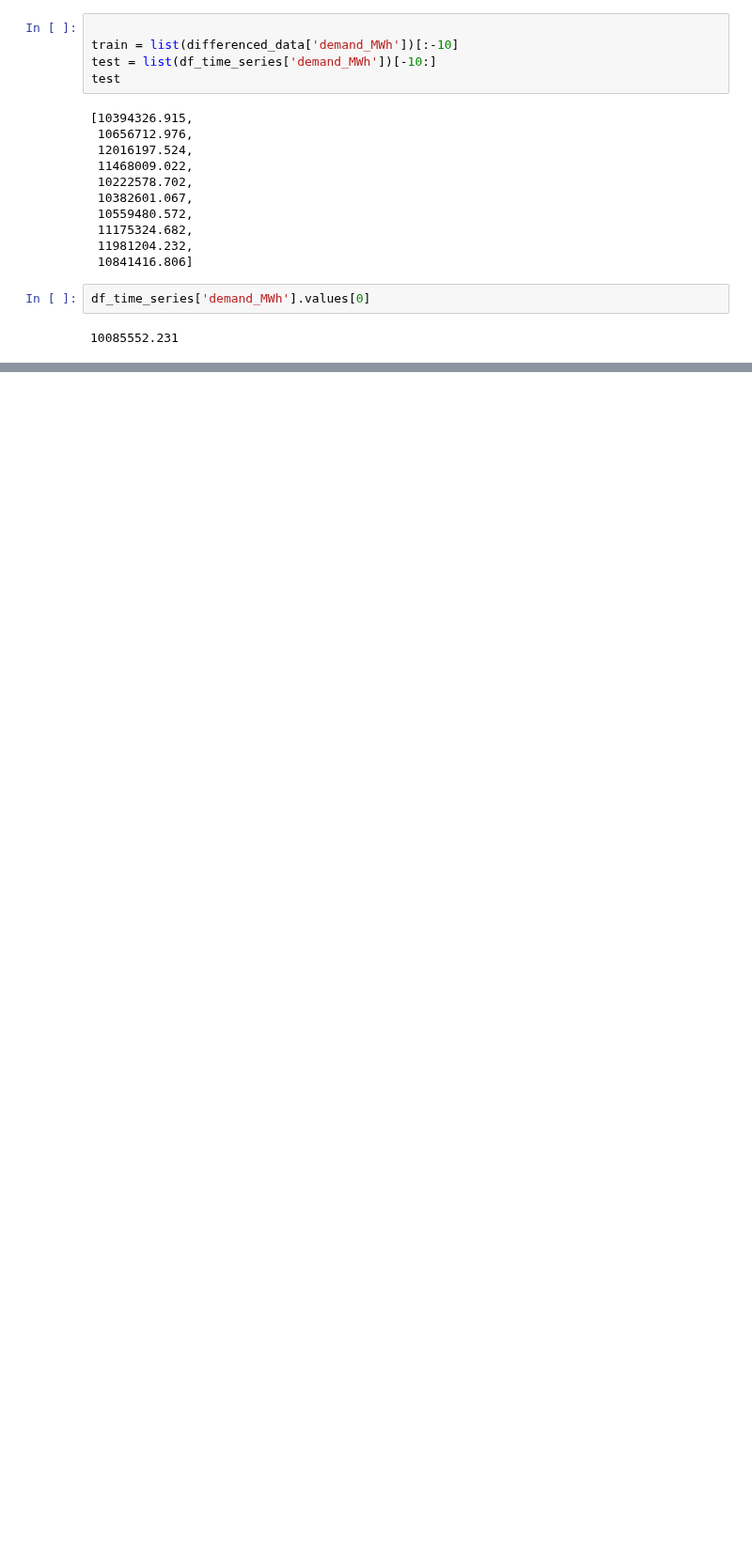
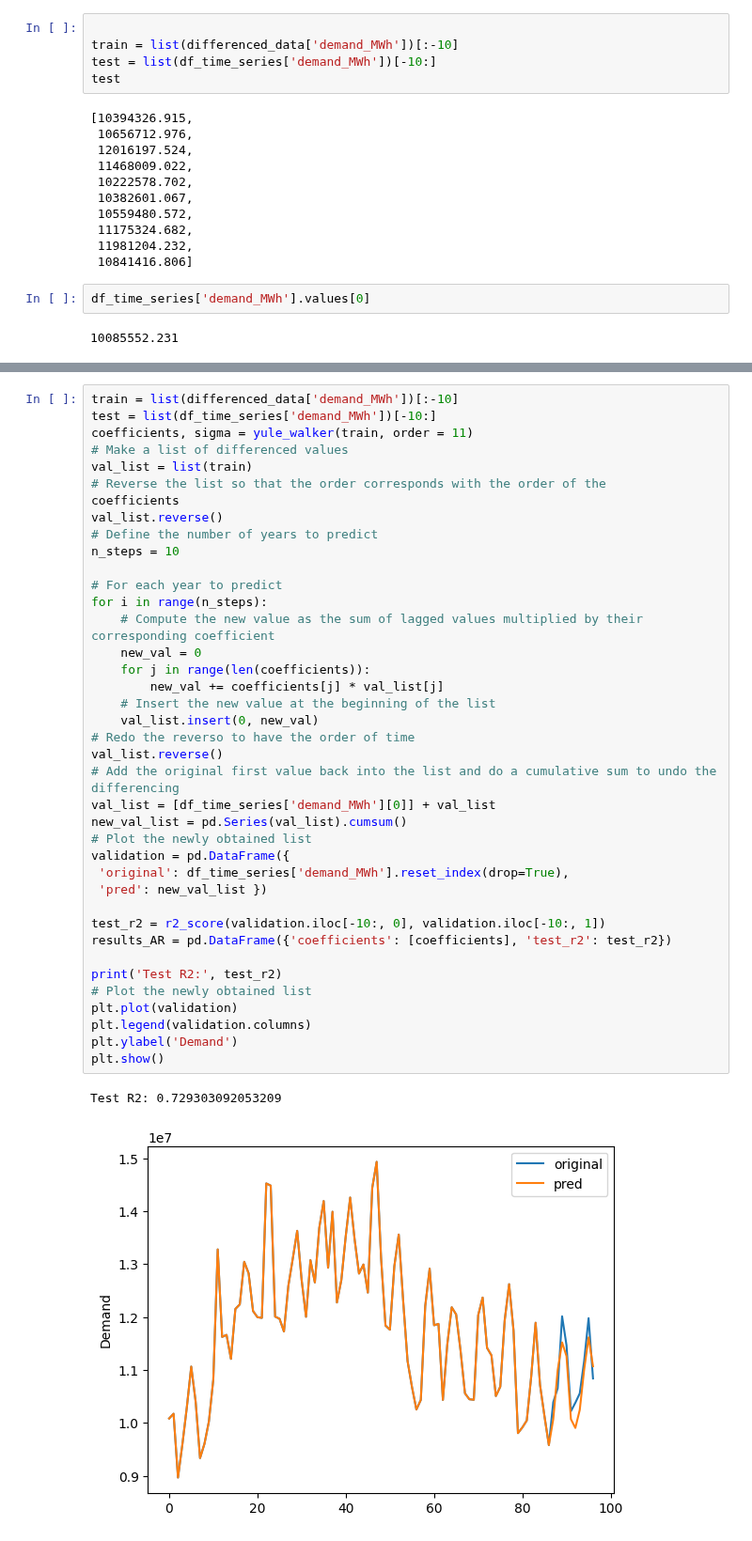
Before and after one commit to tomashbk/electric_energy_demand_argentina, a Jupyter notebook: AR.ipynb, the cells around one changed output, grey strips where cells are left out. Shown at 94% size. Drawn from its saved outputs; the diff is of its cells as text; blank space fills up the shorter version.

```diff
--- a/AR.ipynb
+++ b/AR.ipynb
@@ -243,0 +244,42 @@ ValueError: Input contains NaN.
+# %%
+train = list(differenced_data['demand_MWh'])[:-10]
+test = list(df_time_series['demand_MWh'])[-10:]
+coefficients, sigma = yule_walker(train, order = 11)
+# Make a list of differenced values
+val_list = list(train)
+# Reverse the list so that the order corresponds with the order of the
+coefficients
+val_list.reverse()
+# Define the number of years to predict
+n_steps = 10
+
+# For each year to predict
+for i in range(n_steps):
+    # Compute the new value as the sum of lagged values multiplied by their corresponding coefficient
+    new_val = 0
+    for j in range(len(coefficients)):
+        new_val += coefficients[j] * val_list[j]
+    # Insert the new value at the beginning of the list
+    val_list.insert(0, new_val)
+# Redo the reverso to have the order of time
+val_list.reverse()
+# Add the original first value back into the list and do a cumulative sum to undo the differencing
+val_list = [df_time_series['demand_MWh'][0]] + val_list
+new_val_list = pd.Series(val_list).cumsum()
+# Plot the newly obtained list
+validation = pd.DataFrame({
+ 'original': df_time_series['demand_MWh'].reset_index(drop=True),
+ 'pred': new_val_list })
+
+test_r2 = r2_score(validation.iloc[-10:, 0], validation.iloc[-10:, 1])
+results_AR = pd.DataFrame({'coefficients': [coefficients], 'test_r2': test_r2})
+
+print('Test R2:', test_r2)
+# Plot the newly obtained list
+plt.plot(validation)
+plt.legend(validation.columns)
+plt.ylabel('Demand')
+plt.show()
+# %% [output]
+Test R2: 0.729303092053209
+[figure, added]
```
Also changed, not shown: parts of 4 cells of this notebook, 1 other file.
